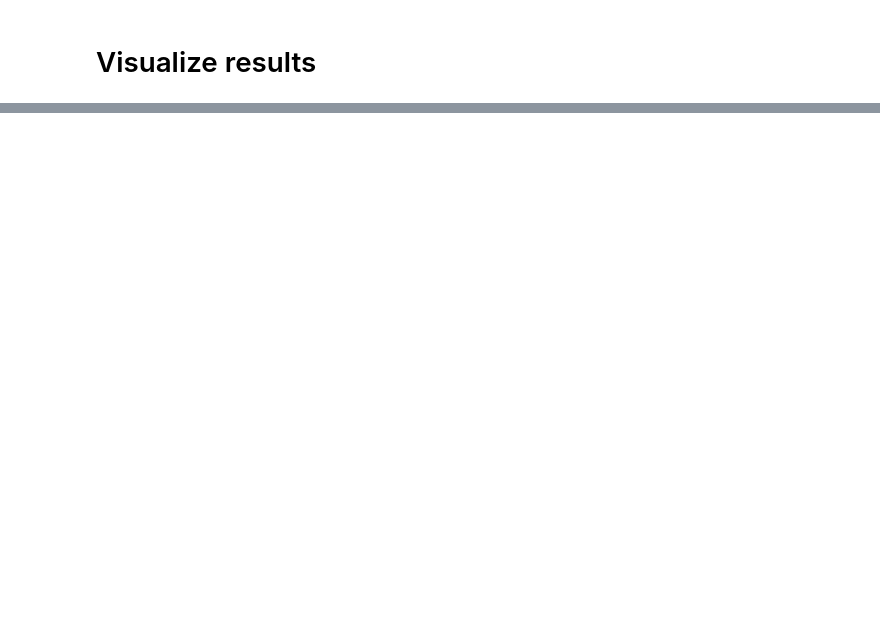
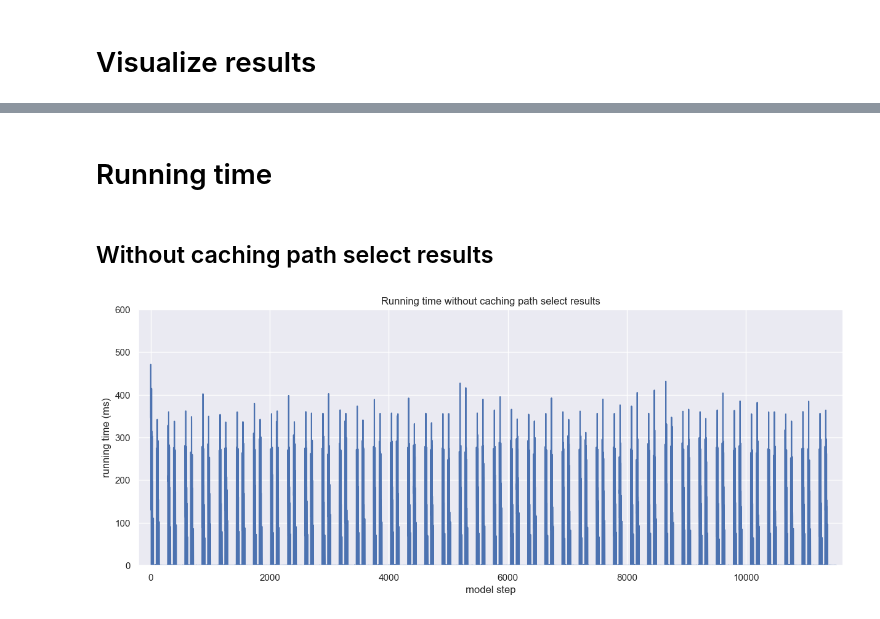
Before and after one commit to wang-boyu/agents-and-networks-in-python, a Jupyter notebook: notebooks/GMU Social Model in Python.ipynb, the cells around one changed output, grey strips where cells are left out. Saved outputs shown, nothing was run; the diff lists cells and outputs as text; code cells hidden in the pictures; blank space fills up the shorter version.

Commit message:
cache path select results

```diff
--- a/notebooks/GMU Social Model in Python.ipynb
+++ b/notebooks/GMU Social Model in Python.ipynb
@@ -186,0 +188,8 @@ plot_num_friendships(model_vars_df)
+# %% [markdown]
+# Running time
+# %% [markdown]
+## Without caching path select results
+# %%
+Image("../outputs/figures/runtime_without_caching_paths.png")
+# %% [output]
+[figure, added]
```
Also changed, not shown: parts of 6 cells of this notebook, 4 other files.
